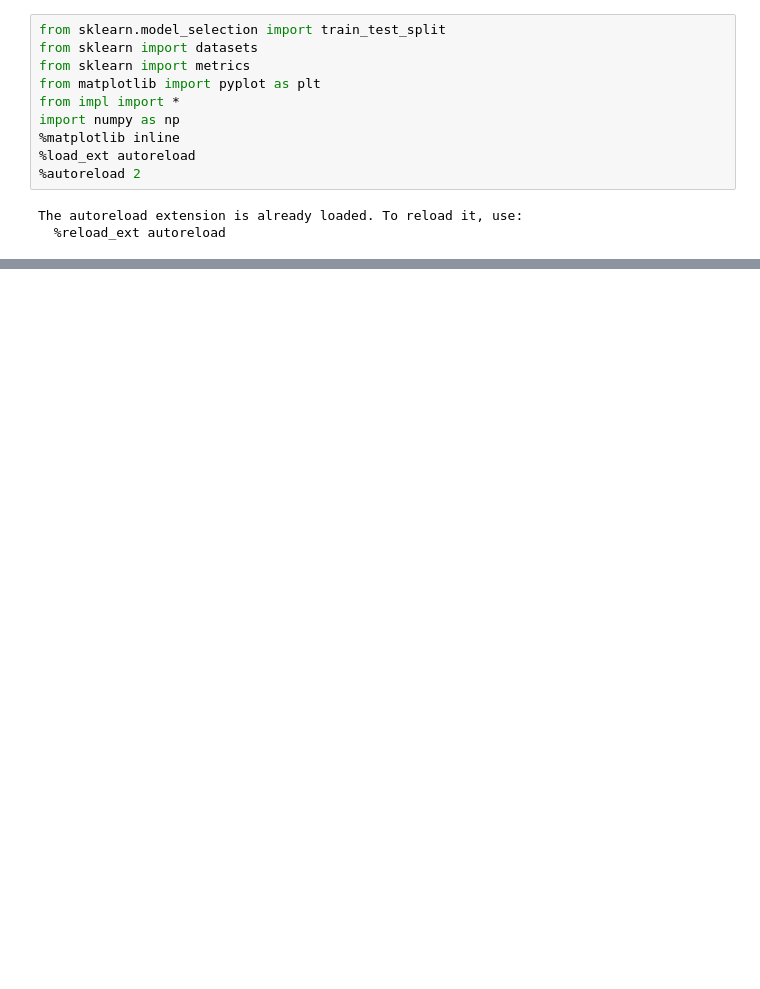
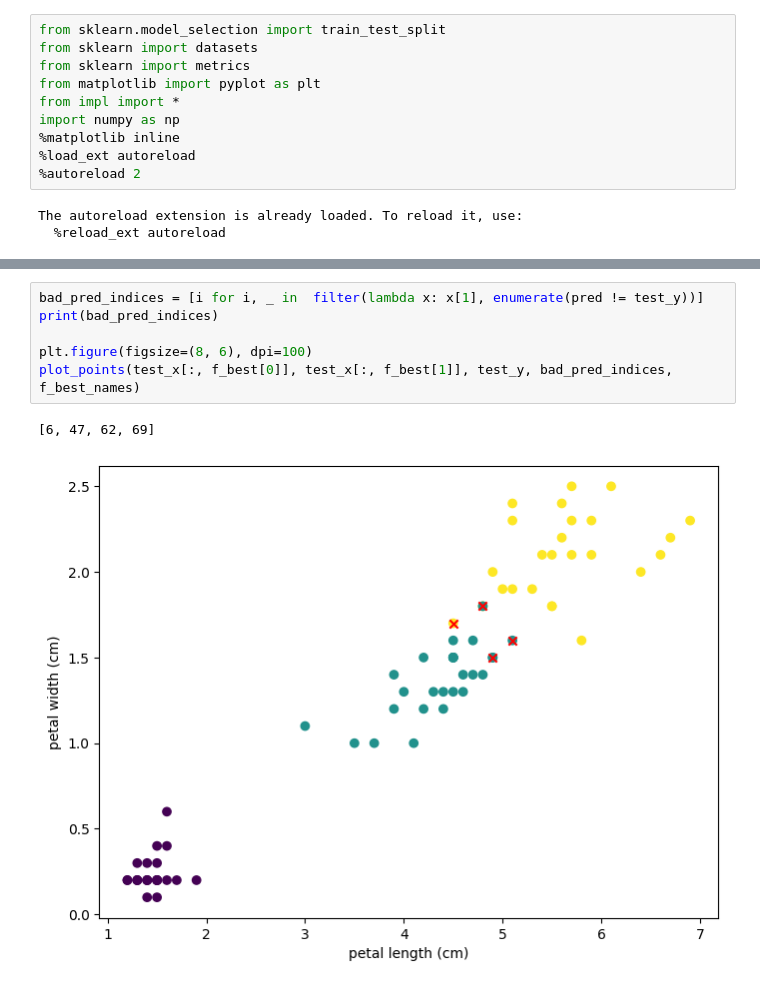
Before and after one commit to goglom/ML, a Jupyter notebook: Problem_2/Problem_2.ipynb, the cells around one changed output, grey strips where cells are left out. Drawn from its saved outputs; the diff is of its cells as text; blank space fills up the shorter version.

```diff
--- a/Problem_2/Problem_2.ipynb
+++ b/Problem_2/Problem_2.ipynb
@@ -39,0 +51,9 @@ plot_data(train_x, train_y, (24, 16), indexes=model.indexes, f_names= iris_ds.fe
+# %%
+bad_pred_indices = [i for i, _ in  filter(lambda x: x[1], enumerate(pred != test_y))]
+print(bad_pred_indices)
+
+plt.figure(figsize=(8, 6), dpi=100)
+plot_points(test_x[:, f_best[0]], test_x[:, f_best[1]], test_y, bad_pred_indices, f_best_names)
+# %% [output]
+[6, 47, 62, 69]
+[figure, added]
```
Also changed, not shown: parts of 4 cells of this notebook, 1 other file.
